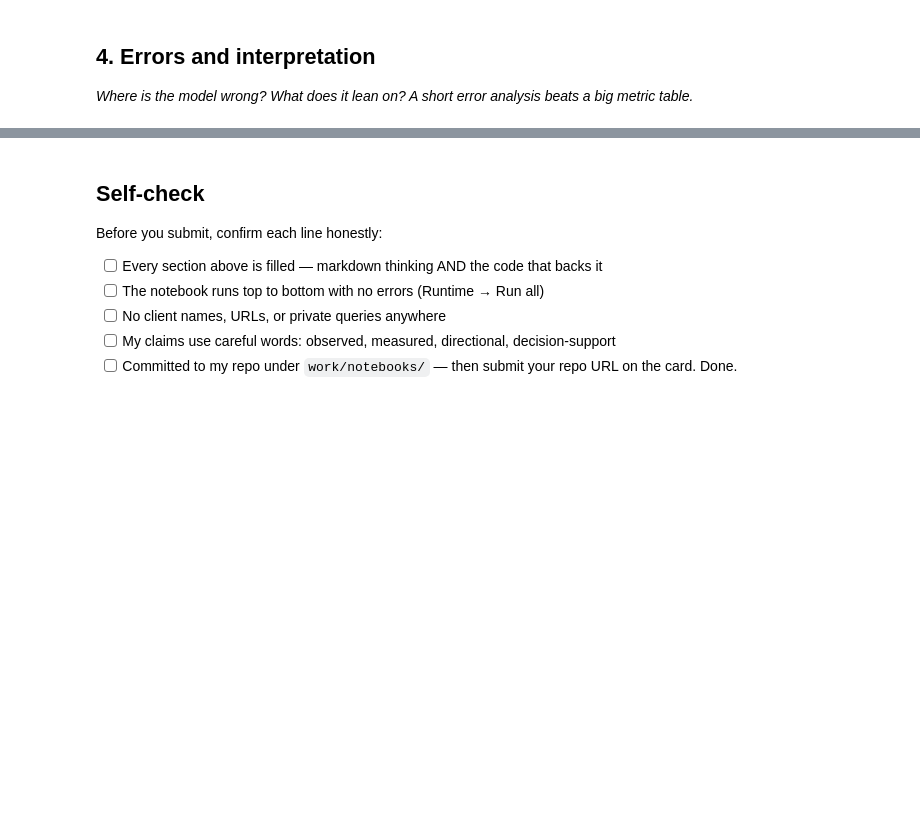
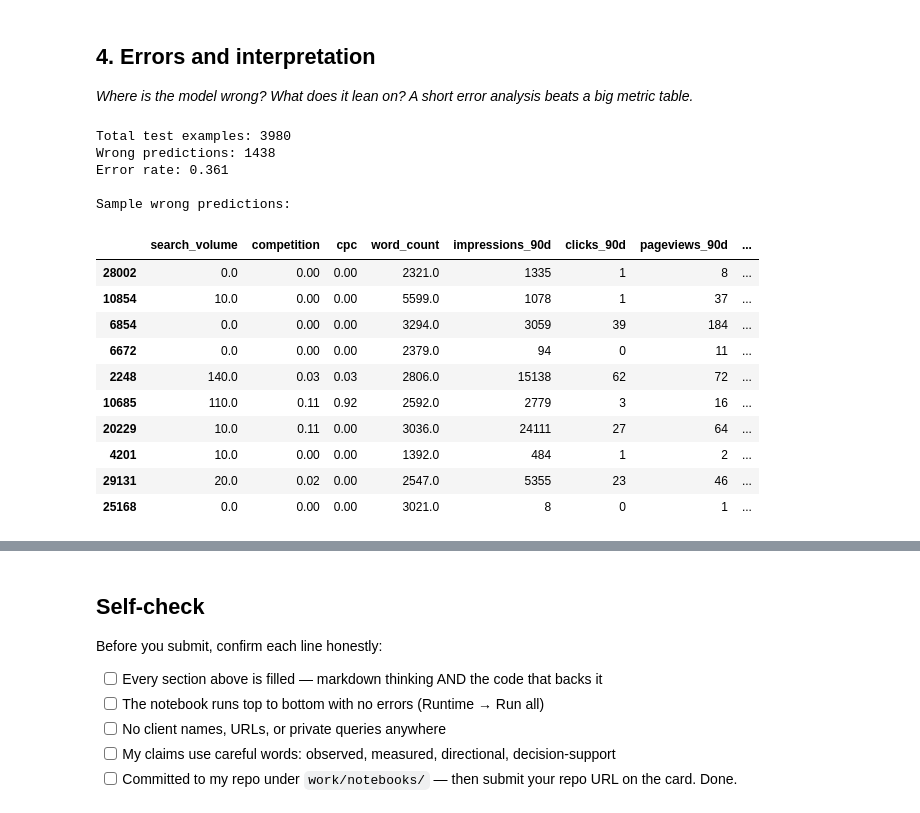
Before and after one commit to Areebaarain/flyrank-ml-internship, a Jupyter notebook: work/notebooks/w05_model.ipynb, the cells around one changed output, grey strips where cells are left out. Saved outputs shown, nothing was run; the diff lists cells and outputs as text; code cells hidden in the pictures; blank space fills up the shorter version.

```diff
--- a/work/notebooks/w05_model.ipynb
+++ b/work/notebooks/w05_model.ipynb
@@ -29,0 +52,12 @@ This skeleton is yours to fill. Work the sections **in order** — each one has
+# %%
+import pandas as pd
+import os
+
+path = "/content/flyrank-ml-internship/data/raw/content_refresh_anonymized.csv"
+
+print("File exists:", os.path.exists(path))
+
+df = pd.read_csv(path)
+
+print("Rows:", len(df))
+print("Columns:", len(df.columns))
@@ -36,0 +209,66 @@ This skeleton is yours to fill. Work the sections **in order** — each one has
+# %%
+# This cell is for CODE (numbers, a query, a check).
+# Write your text answer in the cell ABOVE this one — typing sentences here breaks Run All.
+# ============================================
+# 4. Errors and interpretation
+# ============================================
+
+from sklearn.metrics import confusion_matrix, classification_report
+
+# --------------------------------------------
+# 1. Find wrong predictions
+# --------------------------------------------
+
+error_df = X_test.copy()
+
+error_df["Actual"] = y_test.values
+error_df["Predicted"] = tree_predictions
+
+errors = error_df[
+    error_df["Actual"] != error_df["Predicted"]
+].copy()
+
+print("Total test examples:", len(error_df))
+print("Wrong predictions:", len(errors))
+print("Error rate:", round(len(errors) / len(error_df), 3))
+
+print("\nSample wrong predictions:")
+display(errors.head(10))
+
+
+# --------------------------------------------
+# 2. Confusion matrix
+# --------------------------------------------
+
+print("\nConfusion Matrix:")
+print(confusion_matrix(y_test, tree_predictions))
+
+
+# --------------------------------------------
+# 3. Feature importance
+# --------------------------------------------
+
+feature_importance = pd.DataFrame({
+    "Feature": features,
+    "Importance": tree_model.feature_importances_
+}).sort_values("Importance", ascending=False)
+
+print("\nTop features the model relies on:")
+display(feature_importance.head(8))
+# %% [output]
+Total test examples: 3980
+Wrong predictions: 1438
+Error rate: 0.361
+
+Sample wrong predictions:
+|  | search_volume | competition | cpc | word_count | impressions_90d | clicks_90d | pageviews_90d | ... |
+| 28002 | 0.0 | 0.00 | 0.00 | 2321.0 | 1335 | 1 | 8 | ... |
+| 10854 | 10.0 | 0.00 | 0.00 | 5599.0 | 1078 | 1 | 37 | ... |
+| 6854 | 0.0 | 0.00 | 0.00 | 3294.0 | 3059 | 39 | 184 | ... |
+| 6672 | 0.0 | 0.00 | 0.00 | 2379.0 | 94 | 0 | 11 | ... |
+| 2248 | 140.0 | 0.03 | 0.03 | 2806.0 | 15138 | 62 | 72 | ... |
+| 10685 | 110.0 | 0.11 | 0.92 | 2592.0 | 2779 | 3 | 16 | ... |
+| 20229 | 10.0 | 0.11 | 0.00 | 3036.0 | 24111 | 27 | 64 | ... |
+| 4201 | 10.0 | 0.00 | 0.00 | 1392.0 | 484 | 1 | 2 | ... |
+| 29131 | 20.0 | 0.02 | 0.00 | 2547.0 | 5355 | 23 | 46 | ... |
+| 25168 | 0.0 | 0.00 | 0.00 | 3021.0 | 8 | 0 | 1 | ... |
```
Also changed, not shown: parts of 12 cells of this notebook.
